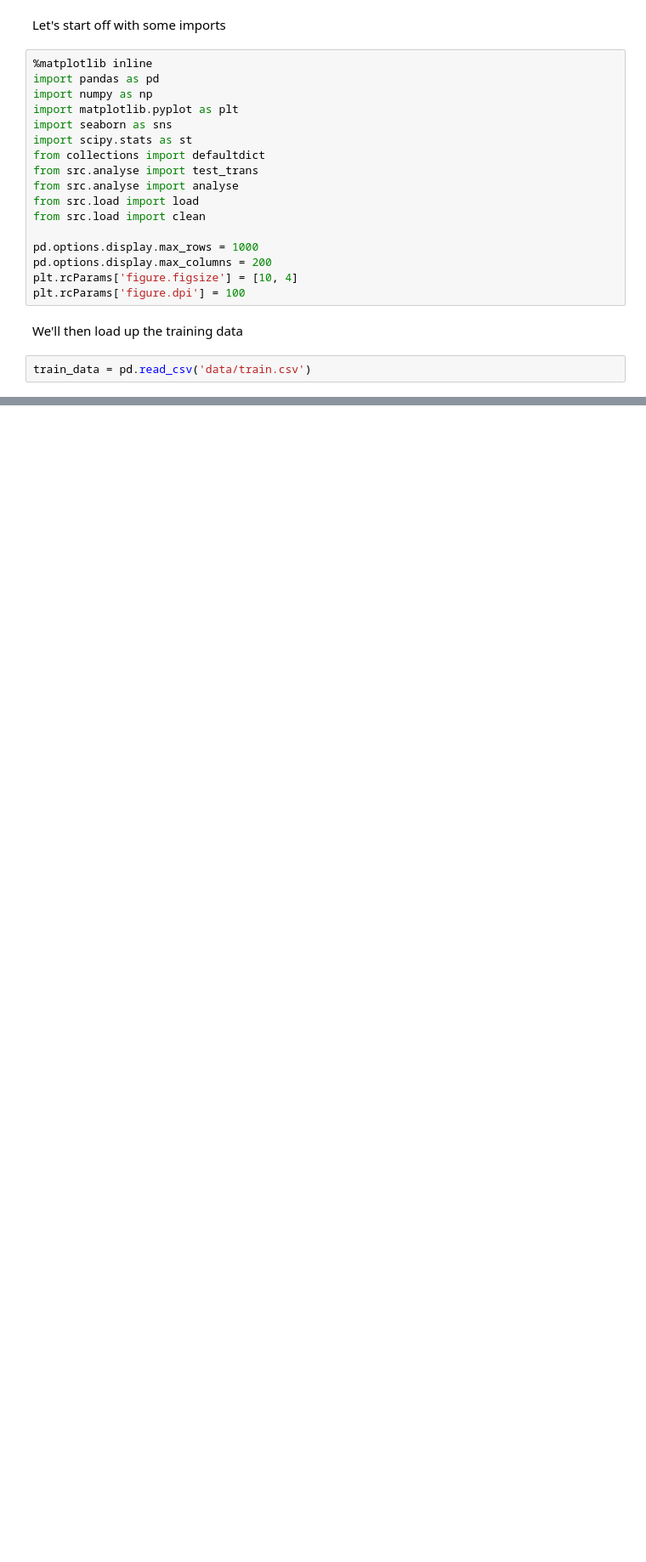
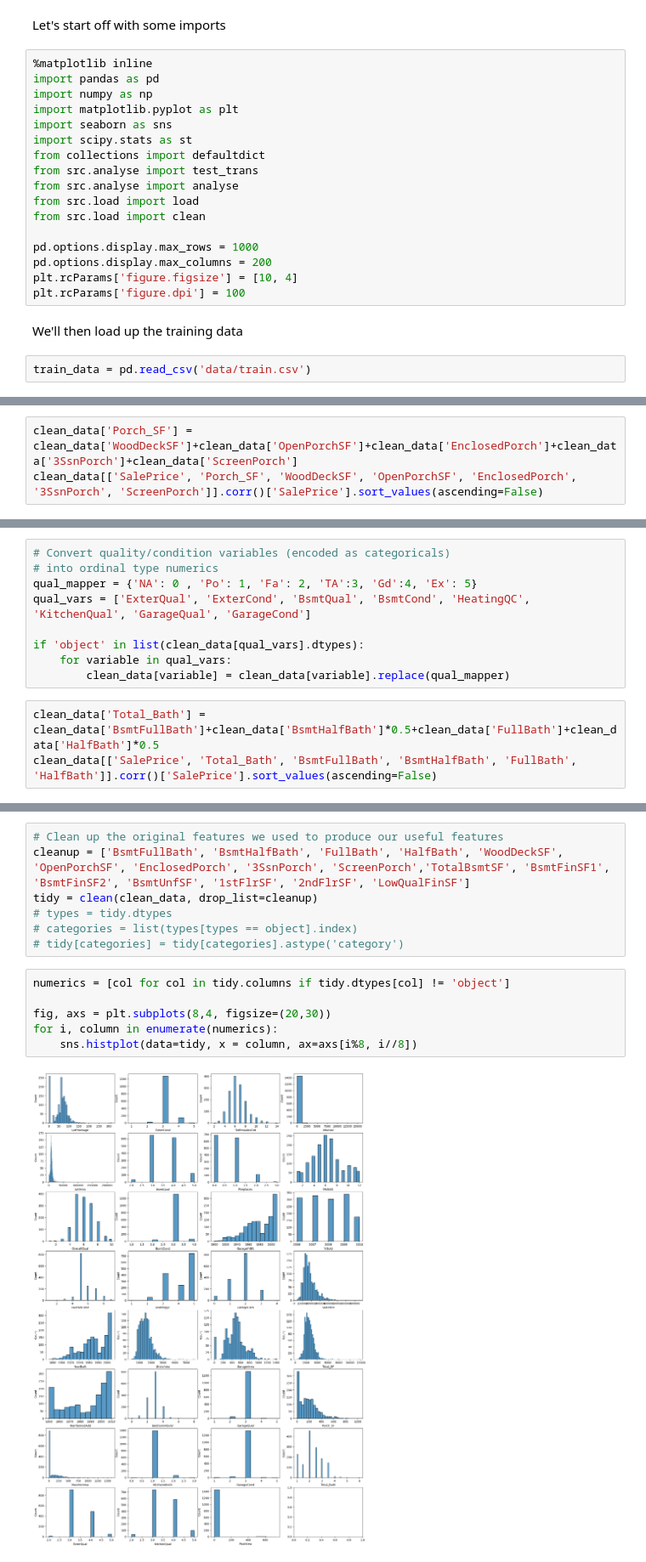
Before and after one commit to leonghchan/group-project, a Jupyter notebook: greg-eda.ipynb, the cells around one changed output, grey strips where cells are left out. Shown at 85% size. Drawn from its saved outputs; the diff is of its cells as text; blank space fills up the shorter version.

```diff
--- a/greg-eda.ipynb
+++ b/greg-eda.ipynb
@@ -93,0 +121,3 @@ for i, column in enumerate(categories):
+# %%
+clean_data['Porch_SF'] = clean_data['WoodDeckSF']+clean_data['OpenPorchSF']+clean_data['EnclosedPorch']+clean_data['3SsnPorch']+clean_data['ScreenPorch']
+clean_data[['SalePrice', 'Porch_SF', 'WoodDeckSF', 'OpenPorchSF', 'EnclosedPorch', '3SsnPorch', 'ScreenPorch']].corr()['SalePrice'].sort_values(ascending=False)
@@ -93,0 +133,12 @@ for i, column in enumerate(categories):
+# %%
+# Convert quality/condition variables (encoded as categoricals)
+# into ordinal type numerics
+qual_mapper = {'NA': 0 , 'Po': 1, 'Fa': 2, 'TA':3, 'Gd':4, 'Ex': 5}
+qual_vars = ['ExterQual', 'ExterCond', 'BsmtQual', 'BsmtCond', 'HeatingQC', 'KitchenQual', 'GarageQual', 'GarageCond']
+
+if 'object' in list(clean_data[qual_vars].dtypes):
+    for variable in qual_vars:
+        clean_data[variable] = clean_data[variable].replace(qual_mapper)
+# %%
+clean_data['Total_Bath'] = clean_data['BsmtFullBath']+clean_data['BsmtHalfBath']*0.5+clean_data['FullBath']+clean_data['HalfBath']*0.5
+clean_data[['SalePrice', 'Total_Bath', 'BsmtFullBath', 'BsmtHalfBath', 'FullBath', 'HalfBath']].corr()['SalePrice'].sort_values(ascending=False)
@@ -93,0 +153,15 @@ for i, column in enumerate(categories):
+# %%
+# Clean up the original features we used to produce our useful features
+cleanup = ['BsmtFullBath', 'BsmtHalfBath', 'FullBath', 'HalfBath', 'WoodDeckSF', 'OpenPorchSF', 'EnclosedPorch', '3SsnPorch', 'ScreenPorch','TotalBsmtSF', 'BsmtFinSF1', 'BsmtFinSF2', 'BsmtUnfSF', '1stFlrSF', '2ndFlrSF', 'LowQualFinSF']
+tidy = clean(clean_data, drop_list=cleanup)
+# types = tidy.dtypes
+# categories = list(types[types == object].index)
+# tidy[categories] = tidy[categories].astype('category')
+# %%
+numerics = [col for col in tidy.columns if tidy.dtypes[col] != 'object']
+
+fig, axs = plt.subplots(8,4, figsize=(20,30))
+for i, column in enumerate(numerics):
+    sns.histplot(data=tidy, x = column, ax=axs[i%8, i//8])
+# %% [output]
+[figure, added]
```
Also changed, not shown: parts of 15 cells of this notebook.
